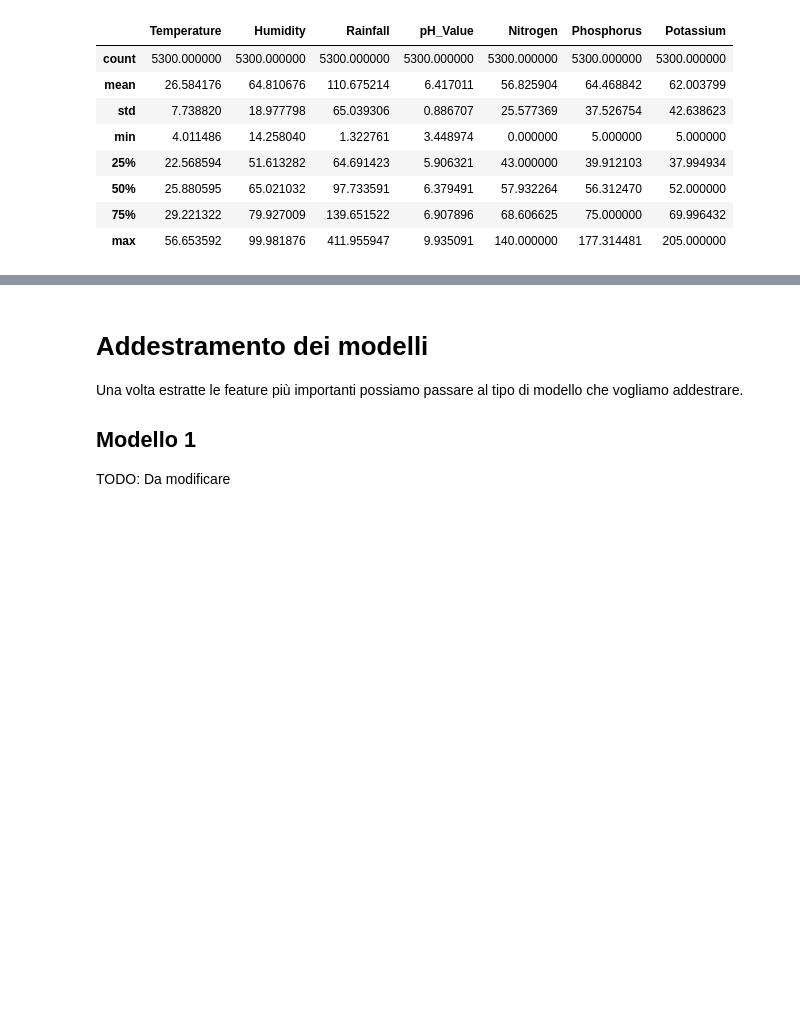
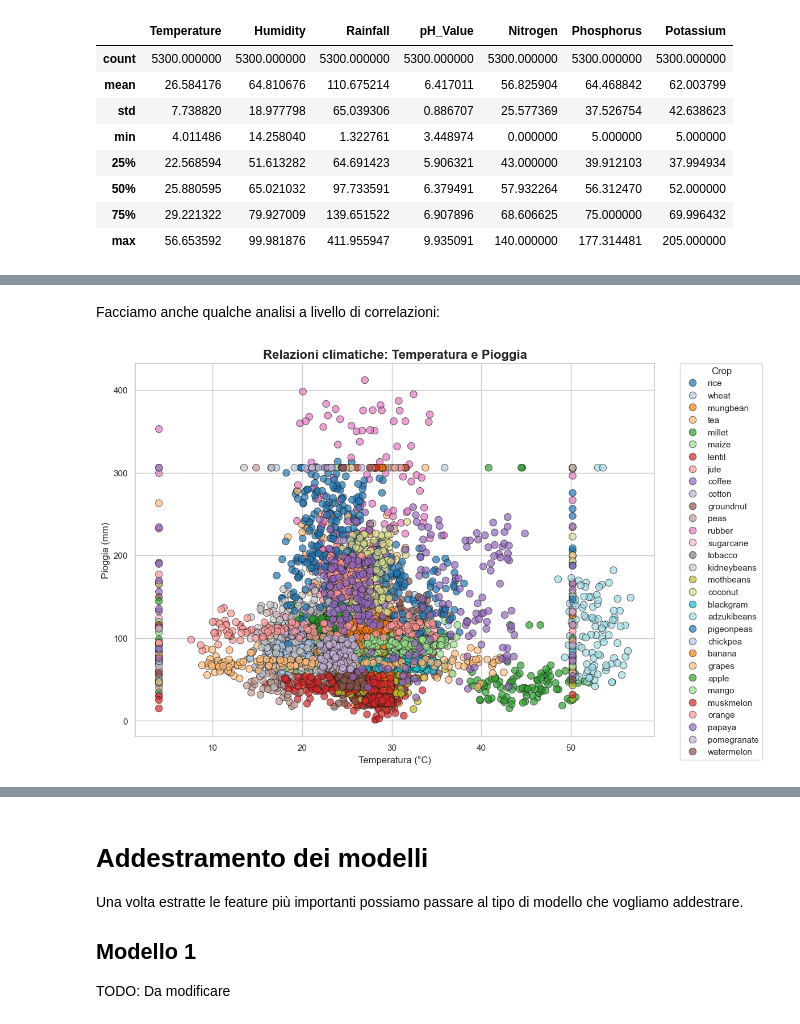
Before and after one commit to Jujez04/data-intensive-project, a Jupyter notebook: main.ipynb, the cells around one changed output, grey strips where cells are left out. Cells and saved outputs as stored; diff of their text form; code cells hidden in the pictures; blank space fills up the shorter version.

```diff
--- a/main.ipynb
+++ b/main.ipynb
@@ -547,0 +594,25 @@ merged_df.describe()
+# %% [markdown]
+Facciamo anche qualche analisi a livello di correlazioni:
+# %%
+plt.figure(figsize=(12, 8))
+sns.scatterplot(
+    data=merged_df,
+    x="Temperature",
+    y="Rainfall",
+    hue="Crop",
+    palette="tab20",
+    s=80,
+    alpha=0.7,
+    edgecolor="k"
+)
+
+plt.title("Relazioni climatiche: Temperatura e Pioggia", fontsize=16, fontweight="bold")
+plt.xlabel("Temperatura (°C)", fontsize=12)
+plt.ylabel("Pioggia (mm)", fontsize=12)
+
+plt.legend(bbox_to_anchor=(1.05, 1), loc="upper left", title="Crop", borderaxespad=0.)
+plt.tight_layout()
+
+plt.show()
+# %% [output]
+[figure, added]
```
Also changed, not shown: parts of 20 cells of this notebook, 2 other files.
